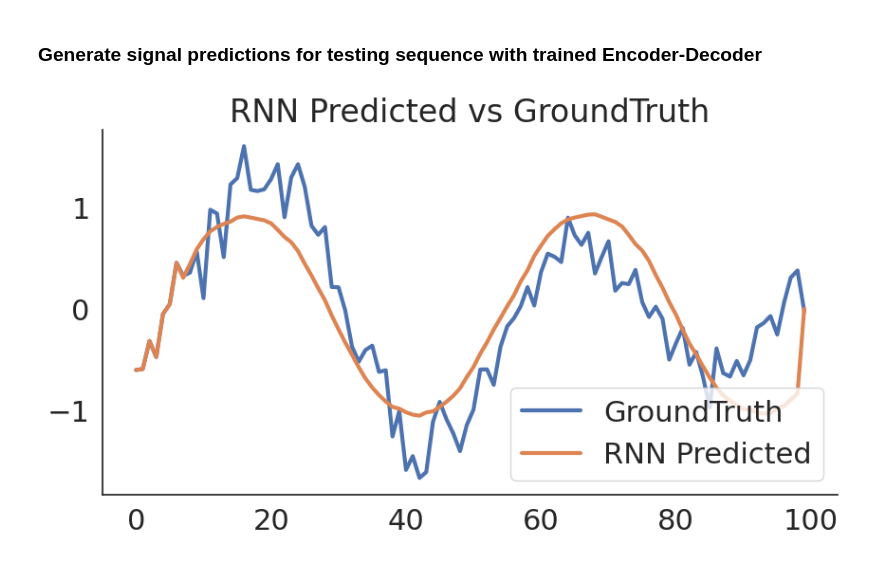
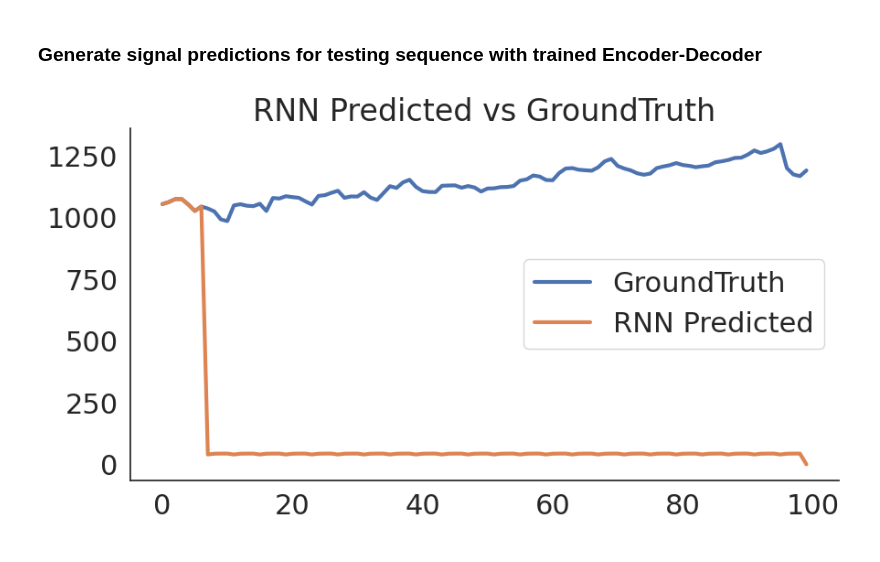
Before and after one commit to emmabacarra/Phys-417, a Jupyter notebook: Lab 6 - Encoder-Decoder RNNs/Lab6_Report.ipynb, the cells around one changed output. Drawn from its saved outputs; the diff is of its cells as text; code cells hidden in the pictures.

```diff
--- a/Lab 6 - Encoder-Decoder RNNs/Lab6_Report.ipynb
+++ b/Lab 6 - Encoder-Decoder RNNs/Lab6_Report.ipynb
@@ -97,14 +71,22 @@ def generate_input_output_seqs(y, encoder_inputseq_len, decoder_outputseq_len, s
 #### Applying functions & preparing data
 # %%
 # Normalize your data and select training dataset (all the days except for last 100 days)
+
+# ------ Selecting Google Stocks Dataset ------
+# based on the model's training with ggl_train, it will then
+#   use that information to predict the last 100 days, which
+#   can then be compared with the actual data from ggl_test
+
+# Using the closing price (column 4) as training sequence except for testing sequence (last 100 datapoints)
+ggl_train = torch.as_tensor(np.array(  google_np[:-100, 4]  ).astype('float32')).cuda()
+ggl_train = torch.unsqueeze(ggl_train, dim=1)
+ggl_test = torch.as_tensor(np.array(  google_np[-100:, 4]  ).astype('float32')).cuda()
+ggl_test = torch.unsqueeze(ggl_test, dim=1)
+
 
 # Define encoder/decoder sequence lengths and testing sequence length
 encoder_inputseq_len = 7                 # set to 5 in example
 decoder_outputseq_len = 4                # set to 2 in example
 testing_sequence_len = len(ggl_test)     # all except for last 100 days
 
-# Generate noisy signal
-y = generate_noisy_signal(datapoints_num = len(ggl_train), tf = 80 * np.pi)
-
-# Using the all the datapoints except for testing sequence (last 100 datapoints) for training
-y_train = y[:-testing_sequence_len]
+google_np.shape, ggl_train.shape, ggl_test.shape
@@ -114,7 +98,7 @@ y_train = y[:-testing_sequence_len]
 # encoder input sequence length and decoder output sequence length similar to example task
 
 # Generate encoder input seqs and decoder output seqs
-train_input_seqs, train_output_seqs = generate_input_output_seqs(y = y_train,
+train_input_seqs, train_output_seqs = generate_input_output_seqs(y = ggl_train.cpu(),
                                                                  encoder_inputseq_len = encoder_inputseq_len,
                                                                  decoder_outputseq_len = decoder_outputseq_len,
                                                                  stride = 1,
@@ -208,11 +192,11 @@ Encoder_Decoder_RNN = Encoder_Decoder(input_size = 1, hidden_size = 15,
                                       decoder_output_size = 1, num_layers = 1)
 
 # Define learning rate + epochs
-learning_rate = 0.001
+learning_rate = 0.01
 epochs = 50
 
 # Define batch size and num_features/timestep (this is simply the last dimension of train_output_seqs)
-batchsize = 50
+batchsize = 500
 num_features = train_output_seqs.shape[2]
 
 # Define loss function/optimizer
@@ -343,8 +313,9 @@ sns.despine()
 # When generating decoder outputs, make sure each input to decoder at timestep t has the shape (1,1,1)
 # i.e., num_samples = 1, sequence_len = 1, num_features = 1
 
-# Convert test sequence to tensor
-test_input_seq = torch.from_numpy(test_input_seq).float()  # no .cuda() bc it was applied earlier
+# ---> IGNORE BELOW, test sequence is already a tensor:
+# Convert test sequence to tensor (test_input_seq in example)
+# ggl_test = torch.from_numpy(ggl_test).float()  # no .cuda() bc it was applied earlier(?)
 
 # initialize empty torch tensor array to store decoder output sequence
 # This should be the same size as the test sequence
@@ -352,7 +323,7 @@ decoder_output_seq = torch.zeros(testing_sequence_len, num_features)
 
 # First n-datapoints in decoder output sequence = First n-datapoints in ground truth test sequence
 # n = encoder_input_seq_len
-decoder_output_seq[:encoder_inputseq_len] = test_input_seq[:encoder_inputseq_len]
+decoder_output_seq[:encoder_inputseq_len] = ggl_test[:encoder_inputseq_len]
 
 # Initialize index for prediction
 pred_start_ind = 0
@@ -393,14 +364,16 @@ with torch.no_grad():
         # Update pred_start_ind
         pred_start_ind += decoder_outputseq_len
 # %%
-# Visualize predicted stock sequence vs the ground truth
+# Visualize predicted stock sequence vs the ground truth (aka the test sequence of last 100 datapoints)
 
 plt.figure(figsize = (10, 5))
 
-plt.plot(test_input_seq, linewidth = 3, label = 'GroundTruth')
+plt.plot(ggl_test.cpu(), linewidth = 3, label = 'GroundTruth')
 plt.plot(decoder_output_seq, linewidth = 3, label = 'RNN Predicted')
 plt.title('RNN Predicted vs GroundTruth')
 plt.legend()
 sns.despine()
+
+# Compute the MSE error between test_input_seq and decoder_output_seq and print the value as Test MSE Error
 # %% [output]
-[figure, old version]
+[figure, new version]
```
Also changed, not shown: parts of 8 cells of this notebook.
